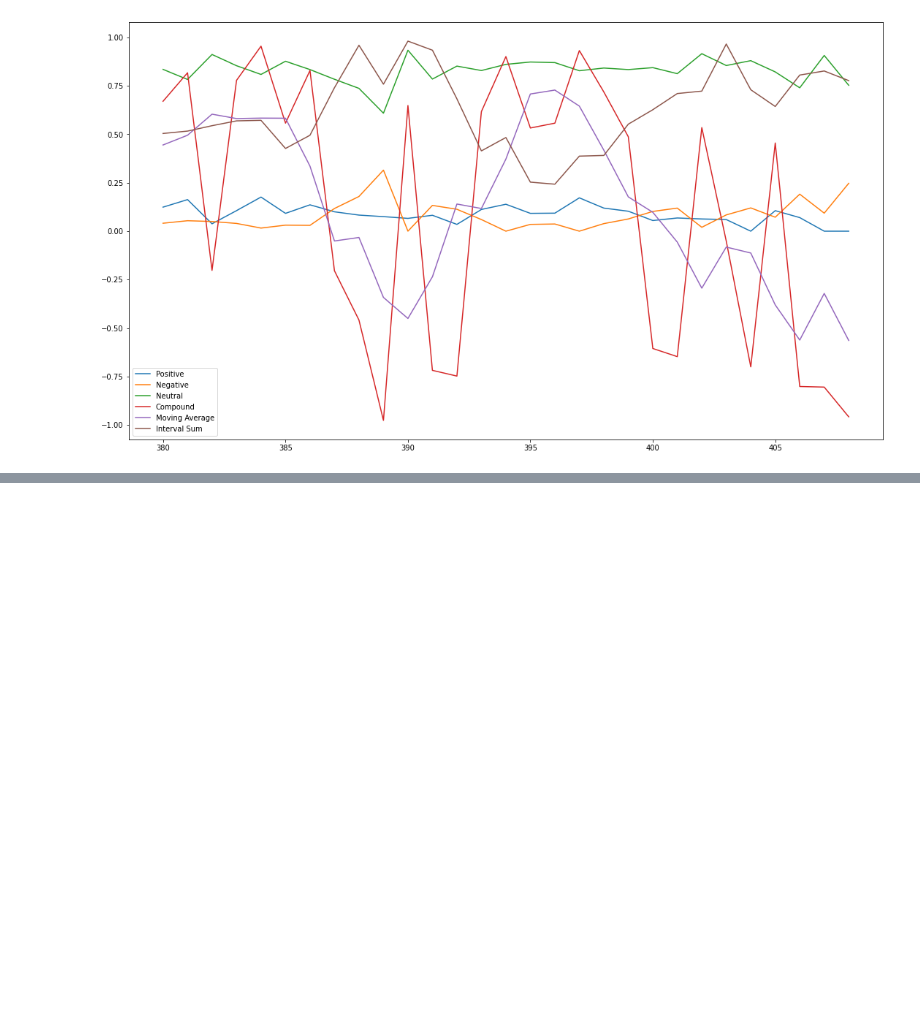
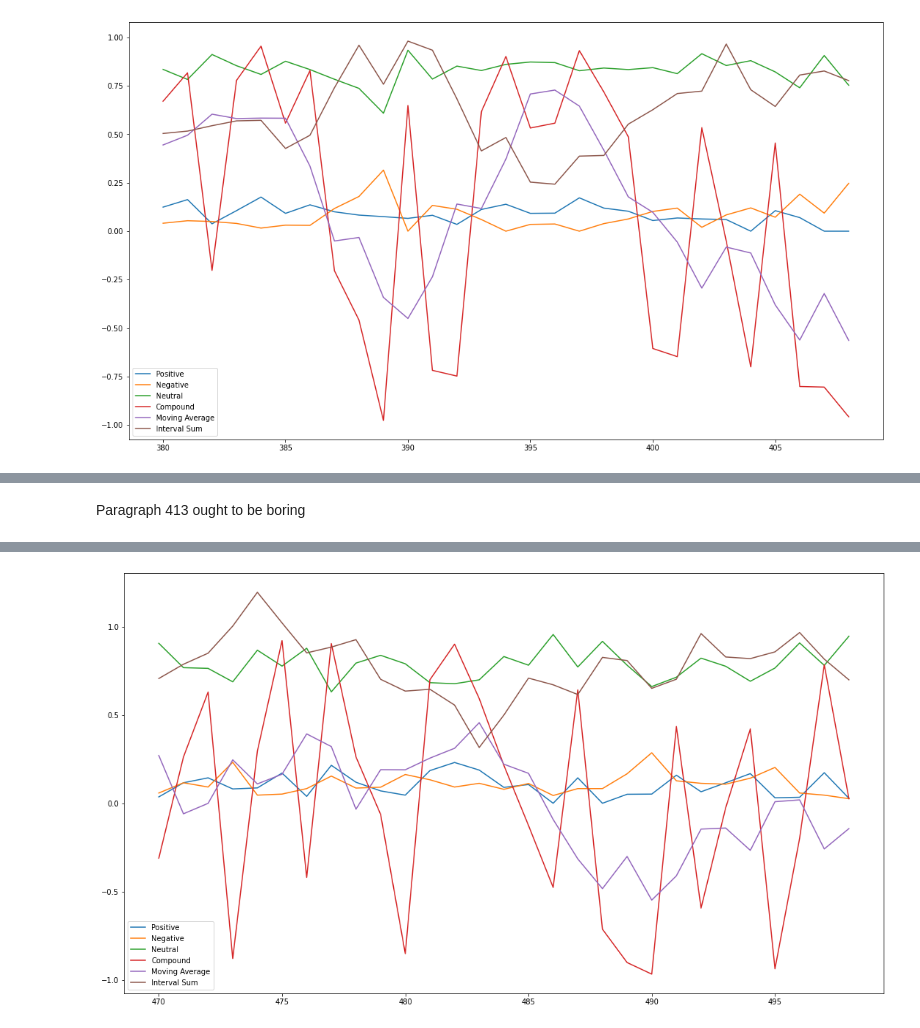
Before and after one commit to AhtiAhde/AnnotoolAFA, a Jupyter notebook: notebooks/Analytics.ipynb, the cells around one changed output, grey strips where cells are left out. Drawn from its saved outputs; the diff is of its cells as text; code cells hidden in the pictures; blank space fills up the shorter version.

```diff
--- a/notebooks/Analytics.ipynb
+++ b/notebooks/Analytics.ipynb
@@ -277,0 +303,5 @@ Anyway, first thing to do is to add more bench mark annotations and then to impr
+# %% [markdown]
+Paragraph 413 ought to be boring
+# %%
+get_sub_2(470, 500, windows)
+# %% [output]
@@ -277,0 +325 @@ Anyway, first thing to do is to add more bench mark annotations and then to impr
+[figure, added]
```
Also changed, not shown: parts of 22 cells of this notebook, 8 other files.
